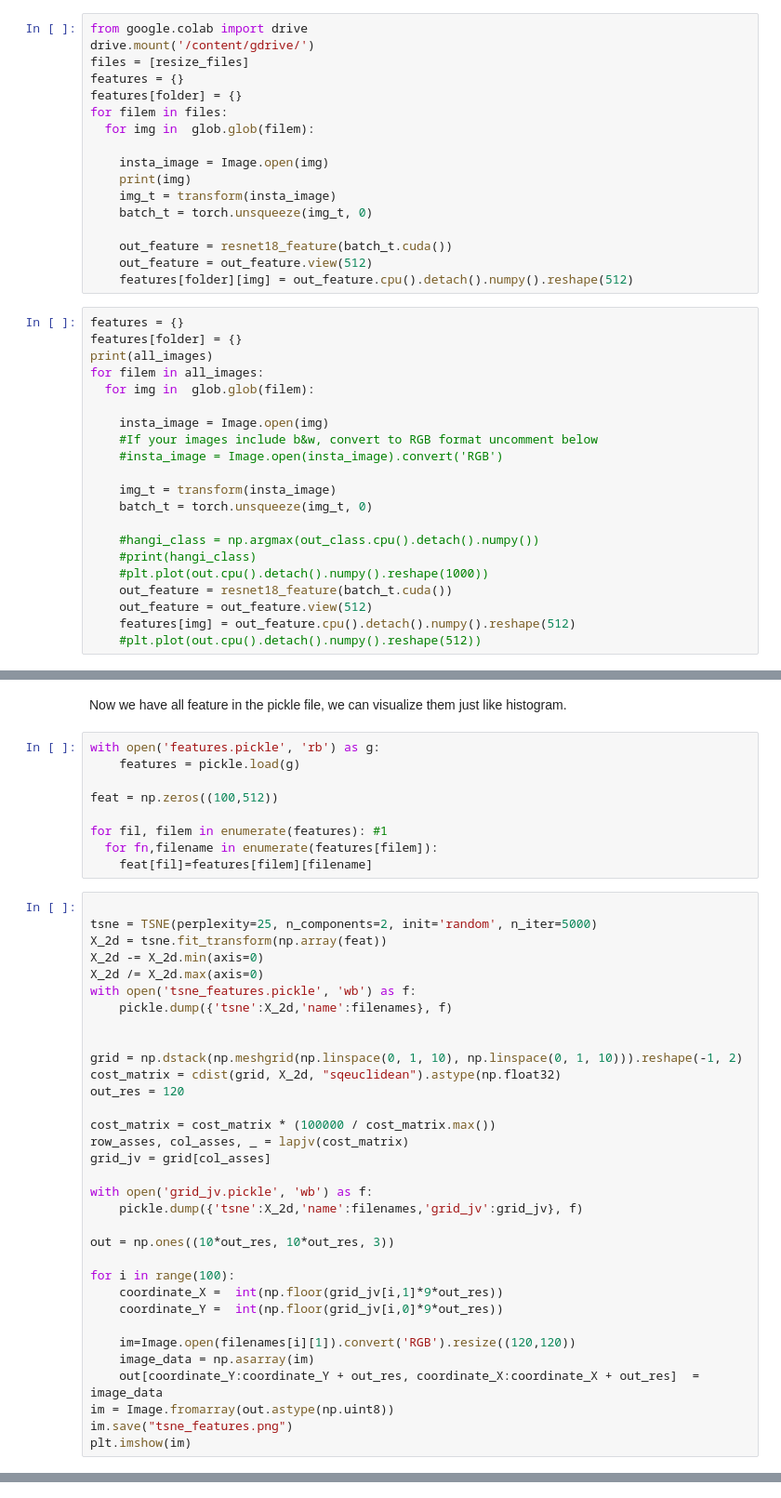
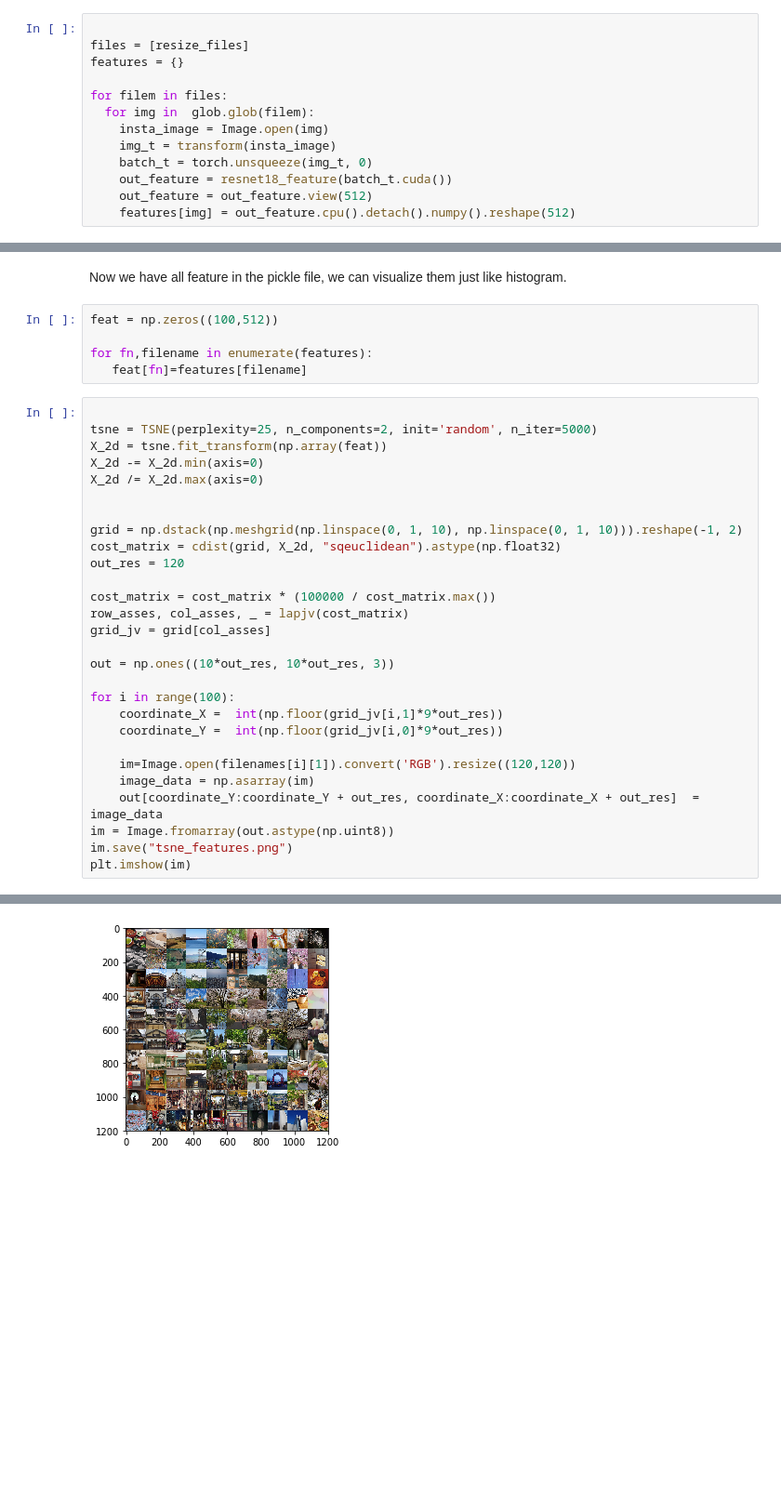
Before and after one commit to zehrahayirci/instagram_t-SNE, a Jupyter notebook: insta_t_SNE.ipynb, the cells around one changed output, grey strips where cells are left out. Shown: that part at 93% size. Cells and saved outputs as stored; diff of their text form; blank space fills up the shorter version.

```diff
--- a/insta_t_SNE.ipynb
+++ b/insta_t_SNE.ipynb
@@ -155,40 +211,15 @@ transform = transforms.Compose([            #[1]
  std=[0.229, 0.224, 0.225]                  #[7]
  )])
 # %%
-from google.colab import drive
-drive.mount('/content/gdrive/')
+
 files = [resize_files]
 features = {}
-features[folder] = {}
+
 for filem in files:
   for img in  glob.glob(filem):
-
     insta_image = Image.open(img)
-    print(img)
     img_t = transform(insta_image)
     batch_t = torch.unsqueeze(img_t, 0)
-
     out_feature = resnet18_feature(batch_t.cuda())
     out_feature = out_feature.view(512)
-    features[folder][img] = out_feature.cpu().detach().numpy().reshape(512)
+    features[img] = out_feature.cpu().detach().numpy().reshape(512)
-# %%
-features = {}
-features[folder] = {}
-print(all_images)
-for filem in all_images:
-  for img in  glob.glob(filem):
-
-    insta_image = Image.open(img)
-    #If your images include b&w, convert to RGB format uncomment below
-    #insta_image = Image.open(insta_image).convert('RGB')
-
-    img_t = transform(insta_image)
-    batch_t = torch.unsqueeze(img_t, 0)
-
-    #hangi_class = np.argmax(out_class.cpu().detach().numpy())
-    #print(hangi_class)
-    #plt.plot(out.cpu().detach().numpy().reshape(1000))
-    out_feature = resnet18_feature(batch_t.cuda())
-    out_feature = out_feature.view(512)
-    features[img] = out_feature.cpu().detach().numpy().reshape(512)
-    #plt.plot(out.cpu().detach().numpy().reshape(512))
@@ -199,22 +226,16 @@ with open('features.pickle', 'wb') as f:
 # %% [markdown]
 Now we have all feature in the pickle file, we can visualize them just like histogram.
 # %%
-with open('features.pickle', 'rb') as g:
-	features = pickle.load(g)
-
 feat = np.zeros((100,512))
 
-for fil, filem in enumerate(features): #1
-  for fn,filename in enumerate(features[filem]):
-    feat[fil]=features[filem][filename]
+for fn,filename in enumerate(features):
+   feat[fn]=features[filename]
 # %%
 
 tsne = TSNE(perplexity=25, n_components=2, init='random', n_iter=5000)
 X_2d = tsne.fit_transform(np.array(feat))
 X_2d -= X_2d.min(axis=0)
 X_2d /= X_2d.max(axis=0)
-with open('tsne_features.pickle', 'wb') as f:
-	pickle.dump({'tsne':X_2d,'name':filenames}, f)
 
 
 grid = np.dstack(np.meshgrid(np.linspace(0, 1, 10), np.linspace(0, 1, 10))).reshape(-1, 2)
@@ -224,9 +245,6 @@ out_res = 120
 cost_matrix = cost_matrix * (100000 / cost_matrix.max())
 row_asses, col_asses, _ = lapjv(cost_matrix)
 grid_jv = grid[col_asses]
-
-with open('grid_jv.pickle', 'wb') as f:
-	pickle.dump({'tsne':X_2d,'name':filenames,'grid_jv':grid_jv}, f)
 
 out = np.ones((10*out_res, 10*out_res, 3))
 
@@ -240,3 +258,4 @@ for i in range(100):
 im = Image.fromarray(out.astype(np.uint8))
 im.save("tsne_features.png")
 plt.imshow(im)
+# %% [output]
@@ -242,0 +263 @@ plt.imshow(im)
+[figure, added]
```
Also changed, not shown: parts of 14 cells of this notebook.
